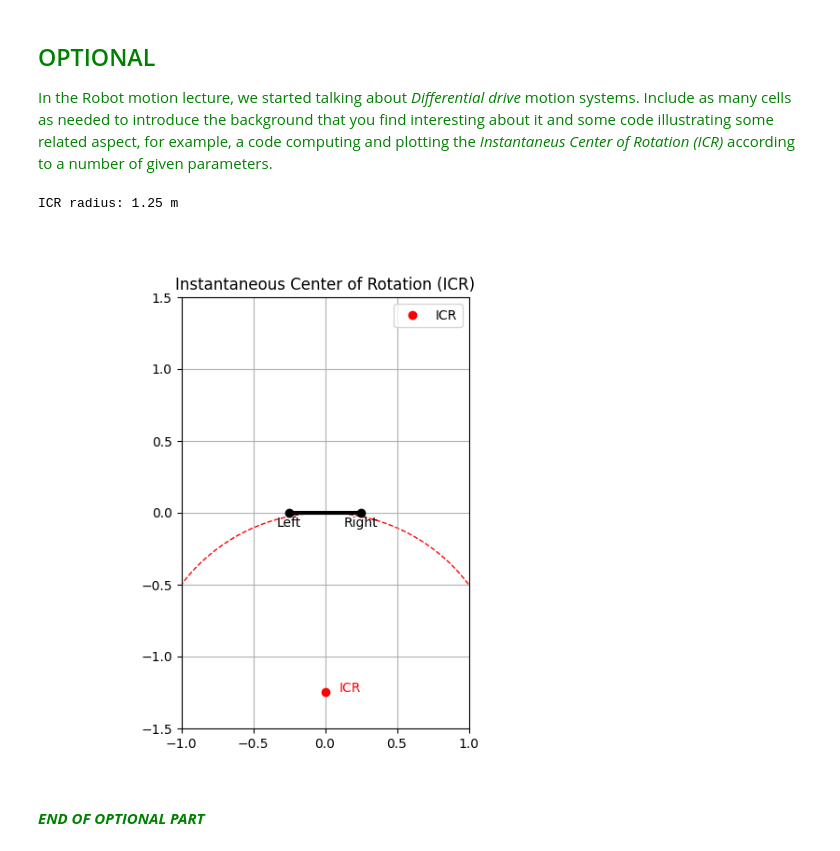
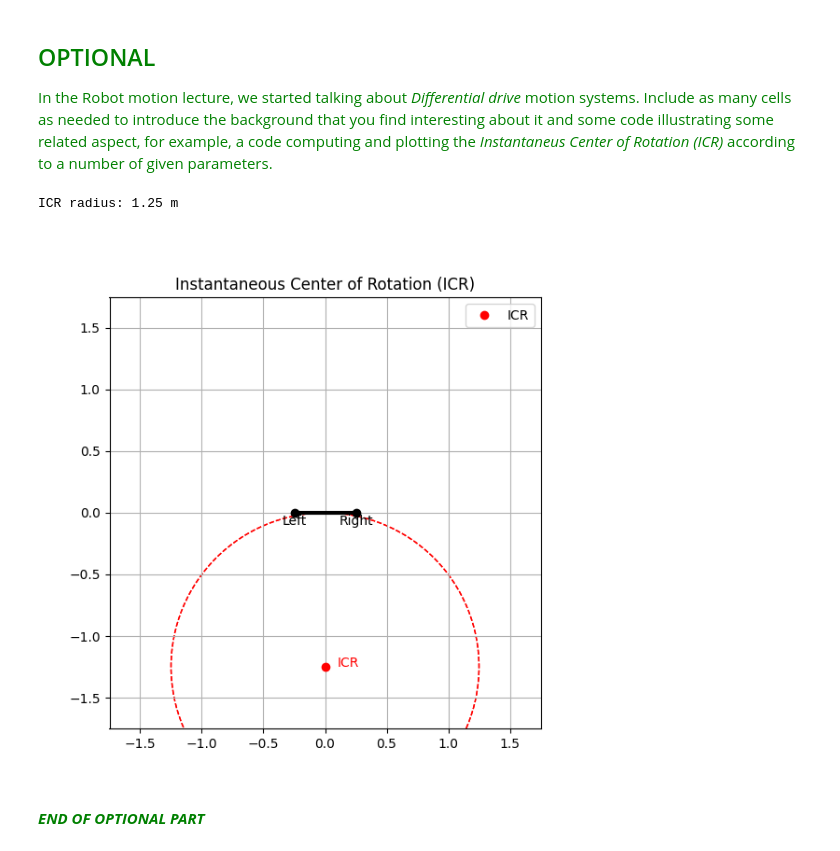
Before and after one commit to JuanEliasLaraSoto/DOBLE-GRADO-MATEMATICAS-INFORMATICA, a Jupyter notebook: ROBOTICA-PRACT/uma_robotics_2026/Chapter 03. Robot motion/3.1 Motion through pose composition.ipynb, the cells around one changed output. Saved outputs shown, nothing was run; the diff lists cells and outputs as text; code cells hidden in the pictures.

```diff
--- a/ROBOTICA-PRACT/uma_robotics_2026/Chapter 03. Robot motion/3.1 Motion through pose composition.ipynb
+++ b/ROBOTICA-PRACT/uma_robotics_2026/Chapter 03. Robot motion/3.1 Motion through pose composition.ipynb
@@ -68,36 +68,37 @@ w = (vr - vl) / L
 # Radio de curvatura (distancia al ICR desde el centro del eje de ruedas)
 if w != 0:
     R_icr = v / w
 else:
     R_icr = np.inf
 
 print(f"ICR radius: {R_icr:.2f} m")
 
 # --- Visualización ---
 fig, ax = plt.subplots(figsize=(6,6))
 ax.set_aspect('equal')
 ax.grid(True)
 
 # Dibujo del robot (vista superior)
 ax.plot([-L/2, L/2], [0, 0], 'ko-', lw=3)  # eje de ruedas
 ax.text(-L/2, -0.1, "Left", ha="center")
 ax.text(L/2, -0.1, "Right", ha="center")
 
 # Posición del ICR
 if np.isfinite(R_icr):
     ax.plot(0, -R_icr, 'ro', label="ICR")
     ax.text(0.1, -R_icr, "ICR", color="r")
     circle = plt.Circle((0, -R_icr), abs(R_icr), color='r', fill=False, linestyle='--')
     ax.add_artist(circle)
+    ax.add_artist(circle)
 
-ax.set_xlim(-1, 1)
-ax.set_ylim(-1.5, 1.5)
+ax.set_xlim(-abs(R_icr)-0.5, abs(R_icr)+0.5)
+ax.set_ylim(-abs(R_icr)-0.5, abs(R_icr)+0.5)
 ax.legend()
 plt.title("Instantaneous Center of Rotation (ICR)")
 plt.show()
 # %% [output]
 ICR radius: 1.25 m
-[figure, old version]
+[figure, new version]
 # %% [markdown]
 <span style="color:green">***END OF OPTIONAL PART***</span>
 # %% [markdown]
```
Also changed, not shown: parts of 1 cell of this notebook.
